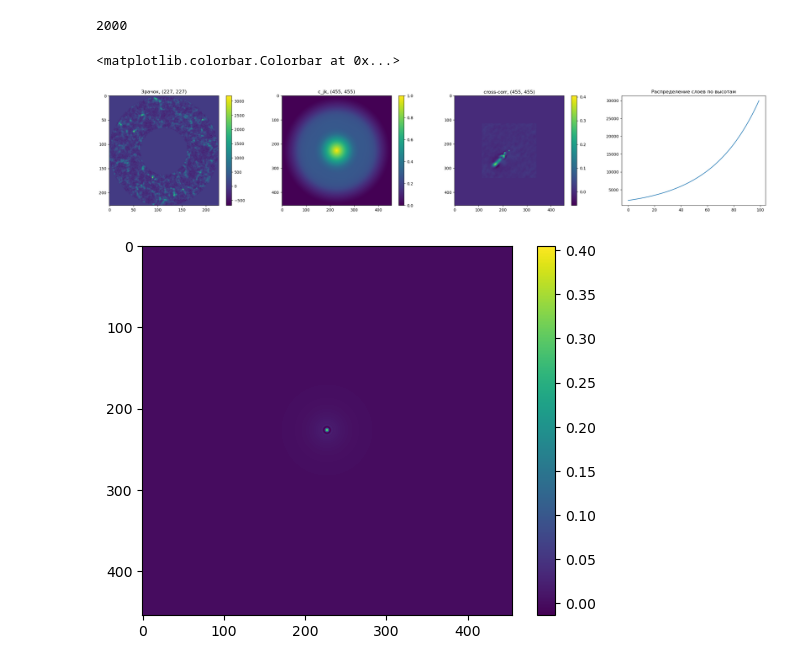
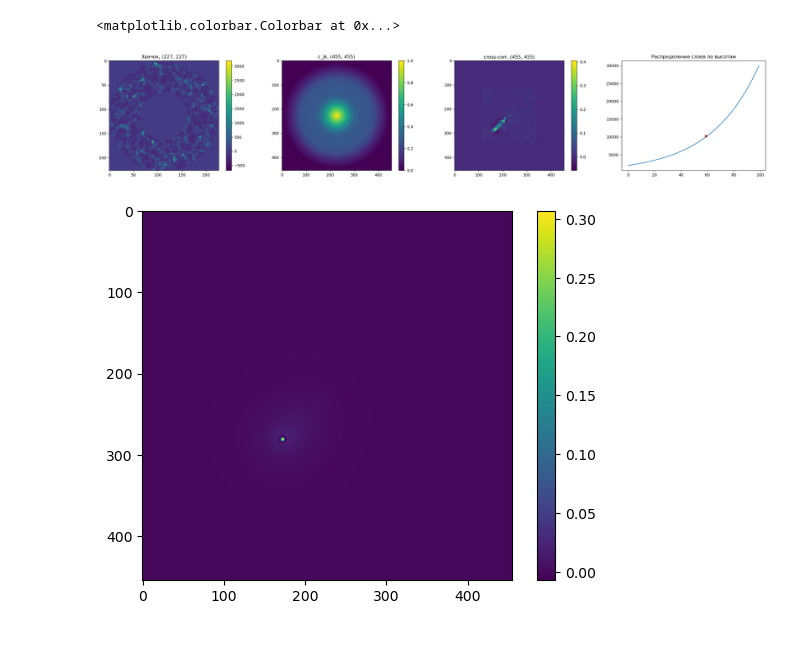
Before and after one commit to AntonMate/domecam, a Jupyter notebook: curvefitting_se.ipynb, the cells around one changed output. Drawn from its saved outputs; the diff is of its cells as text; code cells hidden in the pictures.

```diff
--- a/curvefitting_se.ipynb
+++ b/curvefitting_se.ipynb
@@ -9,21 +9,23 @@ from IPython.display import clear_output
 from bisect import bisect_left
 
 def take_closest(myList, myNumber):
-    """
-    Assumes myList is sorted. Returns closest value to myNumber.
-    If two numbers are equally close, return the smallest number.
-    """
     pos = bisect_left(myList, myNumber)
     if pos == 0:
-        return 0
+        return 0, 0
     if pos == len(myList):
-        return -1
-    before = myList[pos - 1]
-    after = myList[pos]
-    if after - myNumber < myNumber - before:
-        return np.argwhere(myList==after)[0][0]
-    else:
-        return np.argwhere(myList==before)[0][0]
+        return -1, -1
+    if pos != 0:
+        before = myList[pos - 1]
+        after = myList[pos]
+        return np.argwhere(myList==after)[0][0], np.argwhere(myList==before)[0][0]
+
+
+def sfilter(z=None):
+    global nx, res_fft, omega_new_tmp
+#     omega = z * omega_tmp # аргумент, шаг по частоте, [м^-1]
+    omega_new = np.interp(z * omega_tmp, omega_new_tmp, res_fft)
+    omega_new = np.resize(omega_new, (nx, nx))
+    return omega_new
 
 def c_jk(data, Dpix):
     nx = 2 * Dpix + 1 # ширина окна для автокорреляции зрачка (должно быть минимум в 2 раза больше, чем ширина зрачка)
@@ -34,15 +36,15 @@ def c_jk(data, Dpix):
     return res, nx
 
 def gamma_poly_se(X, Y, Vx, Vy, z):
-    global cjk, t, a1, gammas, data
+    global cjk, t, a1, gammas, data, tmp_int
     Lx = Vx*t
     Ly = Vy*t
     Xpix = Lx/delta
     Ypix = Ly/delta
 
-    count = take_closest(a1, z)
-    res = gammas[count]
-
+    res = gammas[take_closest(a1, z)[0]] + (z - a1[take_closest(a1, z)[0]]) * \
+        ((gammas[take_closest(a1, z)[0]] - gammas[take_closest(a1, z)][1])/ \
+         (a1[take_closest(a1, z)[1]] - a1[take_closest(a1, z)[0]]))
 
     res = shift(res, (-Ypix, Xpix), order=1)
     res = res * cjk
@@ -50,8 +52,6 @@ def gamma_poly_se(X, Y, Vx, Vy, z):
     k = np.max(data[data.shape[0]//2-int(Ypix)-1:data.shape[0]//2-int(Ypix)+2,
                     data.shape[1]//2+int(Xpix)-1:data.shape[1]//2+int(Xpix)+2]) / np.max(res)
     res = res * k
-#     print(z)
-#     print('Cn2:', 1e-13 * k)
     return res, k
 
 # ----------- входные параметры
@@ -79,36 +79,67 @@ X, Y = np.meshgrid(x, y)
 # ------------- c_jk
 cjk, nx = c_jk(pupil, pupil.shape[0])
 f_scale = pupil.shape[0]/(D*nx)
 delta = D/pupil.shape[0]
 
 # -------------- гаммы
 gammas = np.load(f'C:/astro/domecam/gammas.npy')
 
+# ------------ preomega ----------
+const = 9.69*pow(10, -3)*16*pow(np.pi, 2) # константа перед интегралом
+tmp_int=const * pow(f_scale, 2) * pow(nx, 2)
+xx, yy = np.meshgrid(np.linspace(-nx//2, nx//2-1, nx), np.linspace(-nx//2, nx//2-1, nx))
+fx = f_scale * xx
+fy = f_scale * yy
+resp_f = np.loadtxt('C:/astro/domecam/resp_f.gz')
+lambda_max=resp_f[0][-1]
+f_lambda=resp_f[1]
+D=D
+coeff=100
+k = 1000*coeff
+lambda_max_new = int(lambda_max*coeff)
+lambdas = np.linspace(0, lambda_max_new, k) * pow(10, -9) # [м]
+
+tail = np.zeros((len(lambdas) - len(f_lambda)))
+f_lambda_new = np.append(f_lambda, tail)
+res_fft = pow((np.imag(np.fft.fft(f_lambda_new/lambdas))), 2)
+res_fft[np.isnan(res_fft)] = 0
+
+delta_lambdas = (lambda_max_new / len(lambdas)) * pow(10, -9) # период дискретизации, шаг по частоте [м]
+omega_lambdas_scale = 1 / (delta_lambdas) # максимальное значение по частоте, [м^-1]
+
+delta = D/pupil.shape[0] # шаг субапертуры, период дискретизации (то, насколько одно значение отстает от следующего) [м]
+f_scale = 1/(delta*nx) # шаг по частоте, [м^-1]
+
+f_abs = np.sqrt(pow(fx, 2) + pow(fy, 2))
+omega_tmp=0.5 * pow(f_abs, 2)
+omega_tmp=np.ravel(omega_tmp)
+omega_new_tmp=np.linspace(0, omega_lambdas_scale, 1000*100)
+
 
 fig, (ax, ax2, ax3, ax4) = plt.subplots(1, 4, figsize=(30, 5))
 
 fig.colorbar(ax.imshow(pupil), ax = ax)
 ax.grid(False)
 ax.set_title(f'Зрачок, {pupil.shape}')
 
 fig.colorbar(ax2.imshow(cjk), ax=ax2)
 ax2.grid(False)
 ax2.set_title(f'c_jk, {cjk.shape}')
 
 fig.colorbar(ax3.imshow(data), ax=ax3)
 ax3.grid(False)
 ax3.set_title(f'cross-corr, {data.shape}')
 
 ax4.plot(a1)
+ax4.scatter(59, 10250, color='red', s=30)
 ax4.set_title('Распределение слоев по высотам')
 
 plt.figure()
-plt.imshow(gamma_poly_se(X, Y, 0, 0, 2000)[0])
+plt.imshow(gamma_poly_se(X, Y, -15, -15, 2001)[0])
 plt.colorbar()
 # %% [output]
-2000
+<matplotlib.colorbar.Colorbar at 0x...>
-<matplotlib.colorbar.Colorbar at 0x...>
 [figure]
-[figure, old version]
+[figure, new version]
 # %%
 def multi_speckle_fit(params=None, ydata=None):
```
Also changed, not shown: parts of 5 cells of this notebook.
